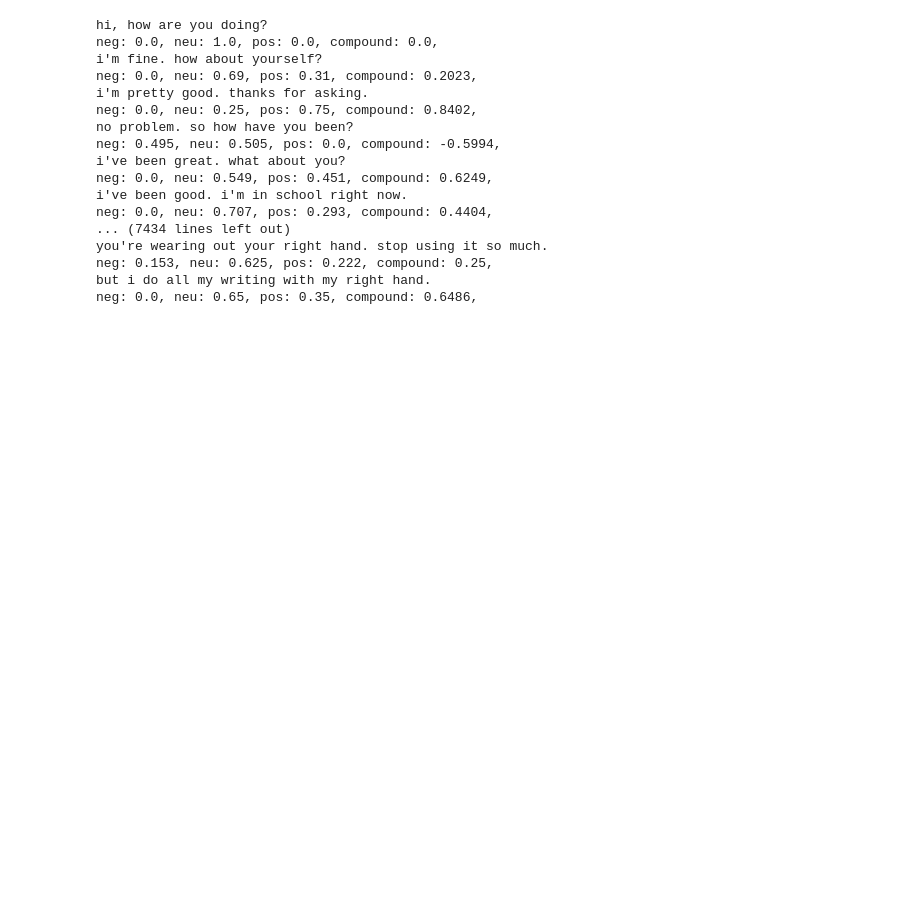
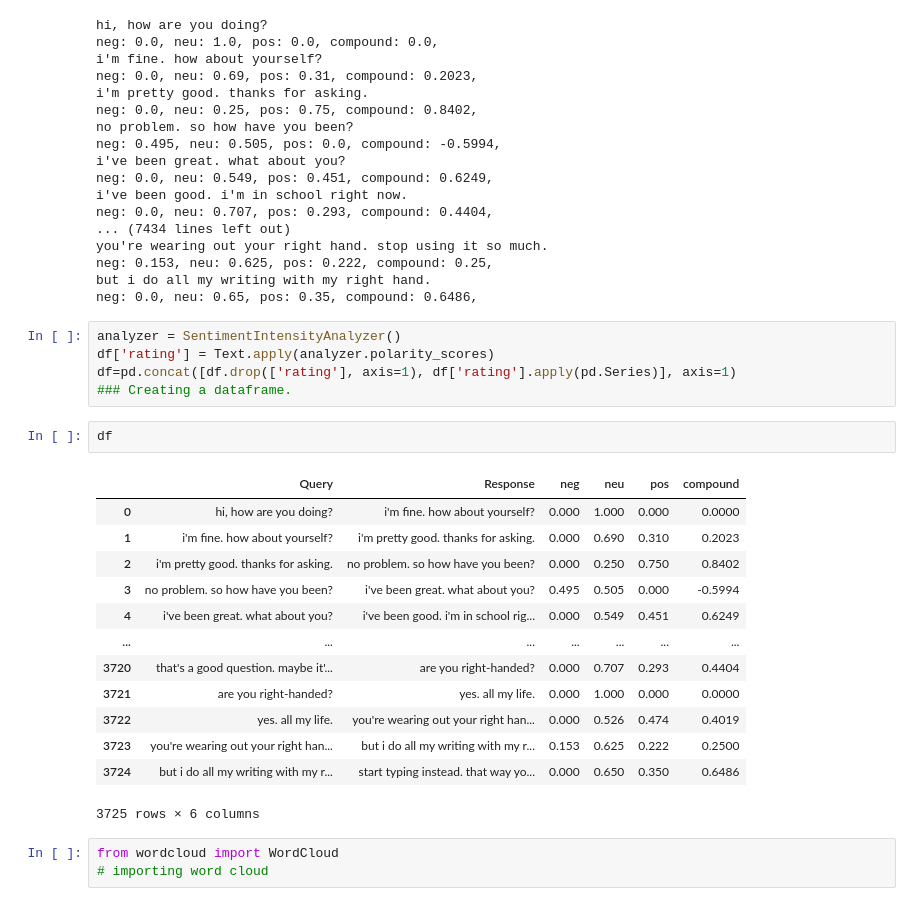
Before and after one commit to Skimlox/chatbot-python, a Jupyter notebook: .ipynb_check/Chatbot-checkpoint.ipynb, the cells around one changed output. Saved outputs shown, nothing was run; the diff lists cells and outputs as text; blank space fills up the shorter version.

```diff
--- a/.ipynb_check/Chatbot-checkpoint.ipynb
+++ b/.ipynb_check/Chatbot-checkpoint.ipynb
@@ -163,3 +163,27 @@ you're wearing out your right hand. stop using it so much.
 neg: 0.153, neu: 0.625, pos: 0.222, compound: 0.25,
 but i do all my writing with my right hand.
 neg: 0.0, neu: 0.65, pos: 0.35, compound: 0.6486,
+# %%
+analyzer = SentimentIntensityAnalyzer()
+df['rating'] = Text.apply(analyzer.polarity_scores)
+df=pd.concat([df.drop(['rating'], axis=1), df['rating'].apply(pd.Series)], axis=1)
+### Creating a dataframe.
+# %%
+df
+# %% [output]
+|  | Query | Response | neg | neu | pos | compound |
+| 0 | hi, how are you doing? | i'm fine. how about yourself? | 0.000 | 1.000 | 0.000 | 0.0000 |
+| 1 | i'm fine. how about yourself? | i'm pretty good. thanks for asking. | 0.000 | 0.690 | 0.310 | 0.2023 |
+| 2 | i'm pretty good. thanks for asking. | no problem. so how have you been? | 0.000 | 0.250 | 0.750 | 0.8402 |
+| 3 | no problem. so how have you been? | i've been great. what about you? | 0.495 | 0.505 | 0.000 | -0.5994 |
+| 4 | i've been great. what about you? | i've been good. i'm in school rig... | 0.000 | 0.549 | 0.451 | 0.6249 |
+| ... | ... | ... | ... | ... | ... | ... |
+| 3720 | that's a good question. maybe it'... | are you right-handed? | 0.000 | 0.707 | 0.293 | 0.4404 |
+| 3721 | are you right-handed? | yes. all my life. | 0.000 | 1.000 | 0.000 | 0.0000 |
+| 3722 | yes. all my life. | you're wearing out your right han... | 0.000 | 0.526 | 0.474 | 0.4019 |
+| 3723 | you're wearing out your right han... | but i do all my writing with my r... | 0.153 | 0.625 | 0.222 | 0.2500 |
+| 3724 | but i do all my writing with my r... | start typing instead. that way yo... | 0.000 | 0.650 | 0.350 | 0.6486 |
+3725 rows × 6 columns
+# %%
+from wordcloud import WordCloud
+# importing word cloud
```
Also changed, not shown: parts of 3 cells of this notebook.
